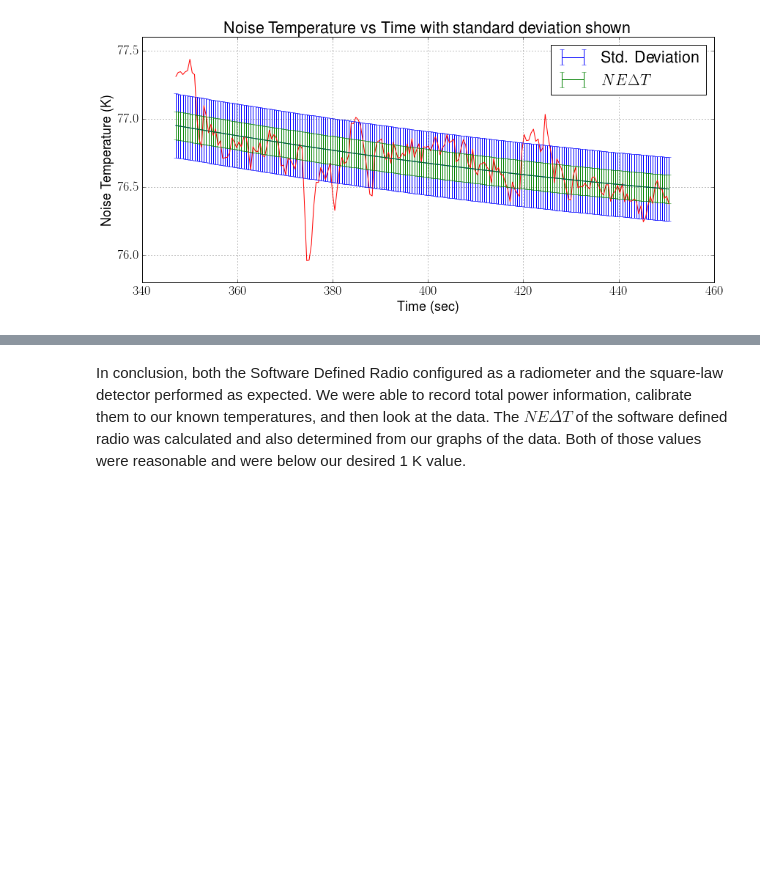
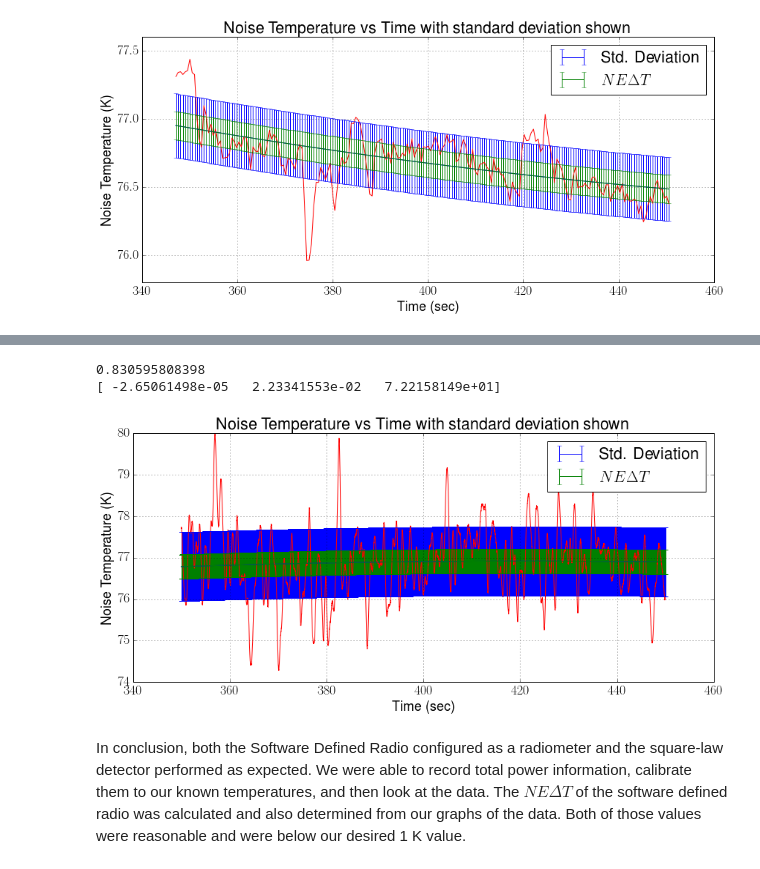
Before and after one commit to matgyver/Radiometer-SDR-Thesis, a Jupyter notebook: Experiments/Exp1/radiometer_experiment_1.ipynb, the cells around one changed output, grey strips where cells are left out. Drawn from its saved outputs; the diff is of its cells as text; code cells hidden in the pictures; blank space fills up the shorter version.

```diff
--- a/Experiments/Exp1/radiometer_experiment_1.ipynb
+++ b/Experiments/Exp1/radiometer_experiment_1.ipynb
@@ -67,7 +67,7 @@ Tsys = 385 # The Analog RF Tsys from UofM
 TA = 77 # Antenna temperature or in our case matched load physical temp
 # %%
 NEAT_SDR = (TA + Tsys)/sqrt(BSDR*tau)
-NEAT_X2 = (TA + Tsys)/sqrt(BX2*tau)
+NEAT_X2 = (TA + Tsys)/sqrt(BX2*.1)
 # %%
 print NEAT_SDR
 print NEAT_X2
@@ -539,2 +560,24 @@ fig.savefig("std_dev_errbar.png", dpi=300)
+# %%
+fig = plt.figure(figsize=(14,6), dpi=300)
+stdx2 = numpy.std(x2y)
+print stdx2
+polyx2 = numpy.polyfit(x2t,x2y,2)
+print polyx2
+
+x2line = polyx2[0]*x2t*x2t+polyx2[1]*x2t+polyx2[2]
+plot(x2t,x2y,'r-')
+errorbar(x2t,x2line,stdx2,label='Std. Deviation')
+errorbar(x2t,x2line,NEAT_X2,ecolor='g', label='$NE\Delta T$')
+xlabel('Time (sec)')
+ylabel('Noise Temperature (K)')
+title('Noise Temperature vs Time with standard deviation shown')
+grid(True)
+legend(loc='upper right')
+fig.savefig("std_dev_errbar_x2.pdf", dpi=300)
+fig.savefig("std_dev_errbar_x2.png", dpi=300)
+# %% [output]
+0.830595808398
+[ -2.65061498e-05   2.23341553e-02   7.22158149e+01]
+[figure, added]
 # %% [markdown]
 In conclusion, both the Software Defined Radio configured as a radiometer and the square-law detector performed as expected.  We were able to record total power information, calibrate them to our known temperatures, and then look at the data.  The $NE\Delta T$ of the software defined radio was calculated and also determined from our graphs of the data.  Both of those values were reasonable and were below our desired 1 K value.
```
Also changed, not shown: parts of 9 cells of this notebook, 35 other files.
